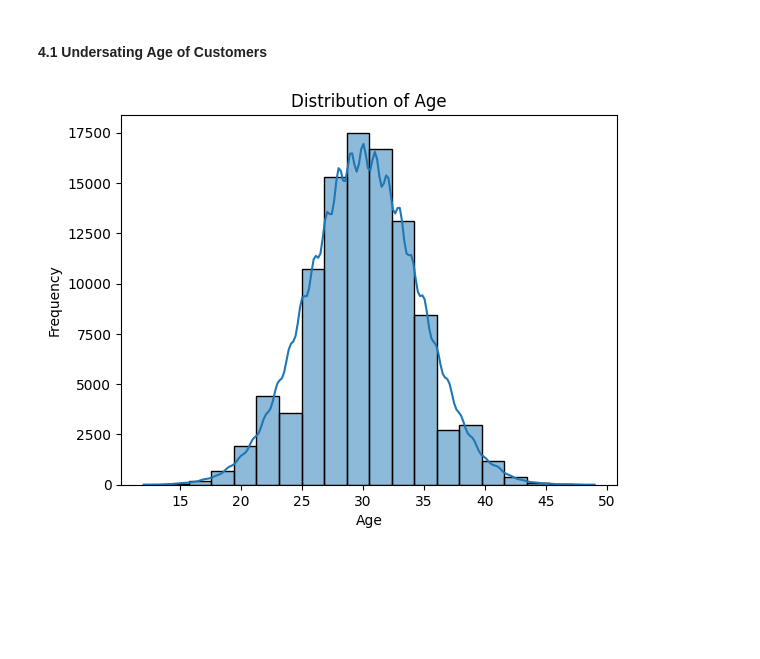
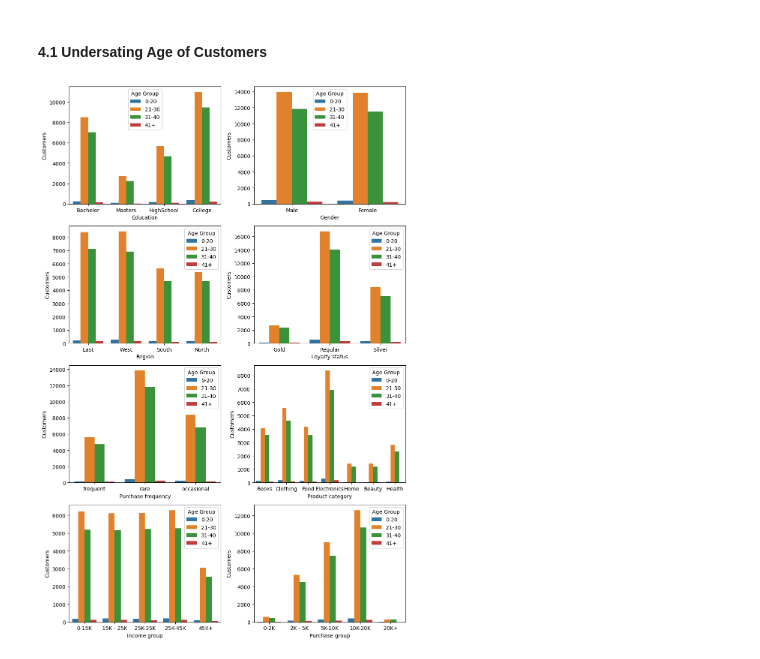
Before and after one commit to the1onwrongway/Customer-Purchases-Behaviour, a Jupyter notebook: Customer_Purchase_Behaviour.ipynb, the cells around one changed output. Cells and saved outputs as stored; diff of their text form; code cells hidden in the pictures; blank space fills up the shorter version.

```diff
--- a/Customer_Purchase_Behaviour.ipynb
+++ b/Customer_Purchase_Behaviour.ipynb
@@ -253,2 +252,11 @@ df2.head()
+# %%
+# Define the old and new column names
+old_columns = ['loyalty_status', 'purchase_frequency', 'product_category', 'income_group', 'purchase_group']
+new_columns = ['Loyalty Status', 'Purchase Frequency', 'Product Category', 'Income Group', 'Purchase Group']
+
+# Iterate over the columns and update their names
+for old_col, new_col in zip(old_columns, new_columns):
+    if old_col in df2.columns:
+        df2.rename(columns={old_col: new_col}, inplace=True)
 # %% [markdown]
 ### 4. Exploratory Data Analysis
@@ -255,10 +266,41 @@ df2.head()
 # %% [markdown]
 #### 4.1 Undersating Age of Customers
-# %%
-sns.histplot(df2['age'], bins=20, kde=True)
-plt.title('Distribution of Age')
-plt.xlabel('Age')
-plt.ylabel('Frequency')
-plt.show()
-# %% [output]
-[figure, removed]
+# %%
+import seaborn as sns
+import matplotlib.pyplot as plt
+
+# List of x-axis variables
+x_vars = ['education', 'gender', 'region', 'Loyalty Status', 'Purchase Frequency', 'Product Category', 'Income Group', 'Purchase Group']
+
+# Set up subplots
+fig, axes = plt.subplots(nrows=4, ncols=2, figsize=(10, 15))
+
+# Loop through each x-axis variable and corresponding subplot axes
+for i, x_var in enumerate(x_vars[:8]):  # Plot the first 8 variables in a 4x2 grid
+    row = i // 2  # Determine the row index for the subplot
+    col = i % 2   # Determine the column index for the subplot
+
+    # Create countplot
+    ax = sns.countplot(
+        x=x_var,
+        hue='age_group',
+        data=df2,
+        saturation=0.75,
+        ax=axes[row, col]  # Assign subplot axes
+    )
+
+    # Set labels for the axes
+    ax.set_xlabel(x_var.capitalize())  # Set label for the x-axis
+    ax.set_ylabel('Customers')          # Set label for the y-axis
+    ax.legend(title='Age Group')        # Set legend title based on x-axis variable
+
+# Remove any unused subplots
+for i in range(len(x_vars[:8]), 8):
+    row = i // 2
+    col = i % 2
+    fig.delaxes(axes[row, col])
+
+plt.tight_layout()  # Adjust layout to prevent overlap
+plt.show()
+# %% [output]
+[figure, added]
```
Also changed, not shown: parts of 21 cells of this notebook.
